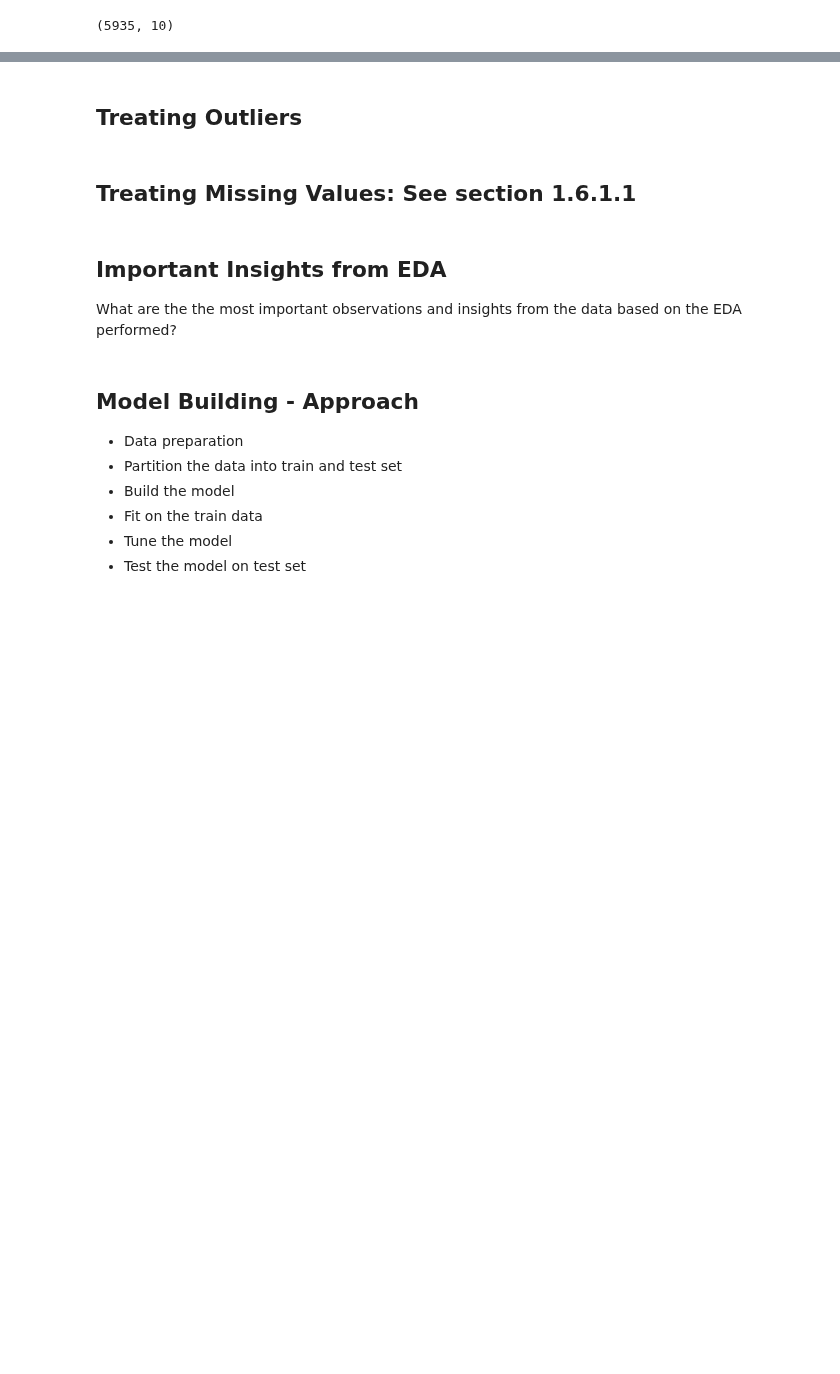
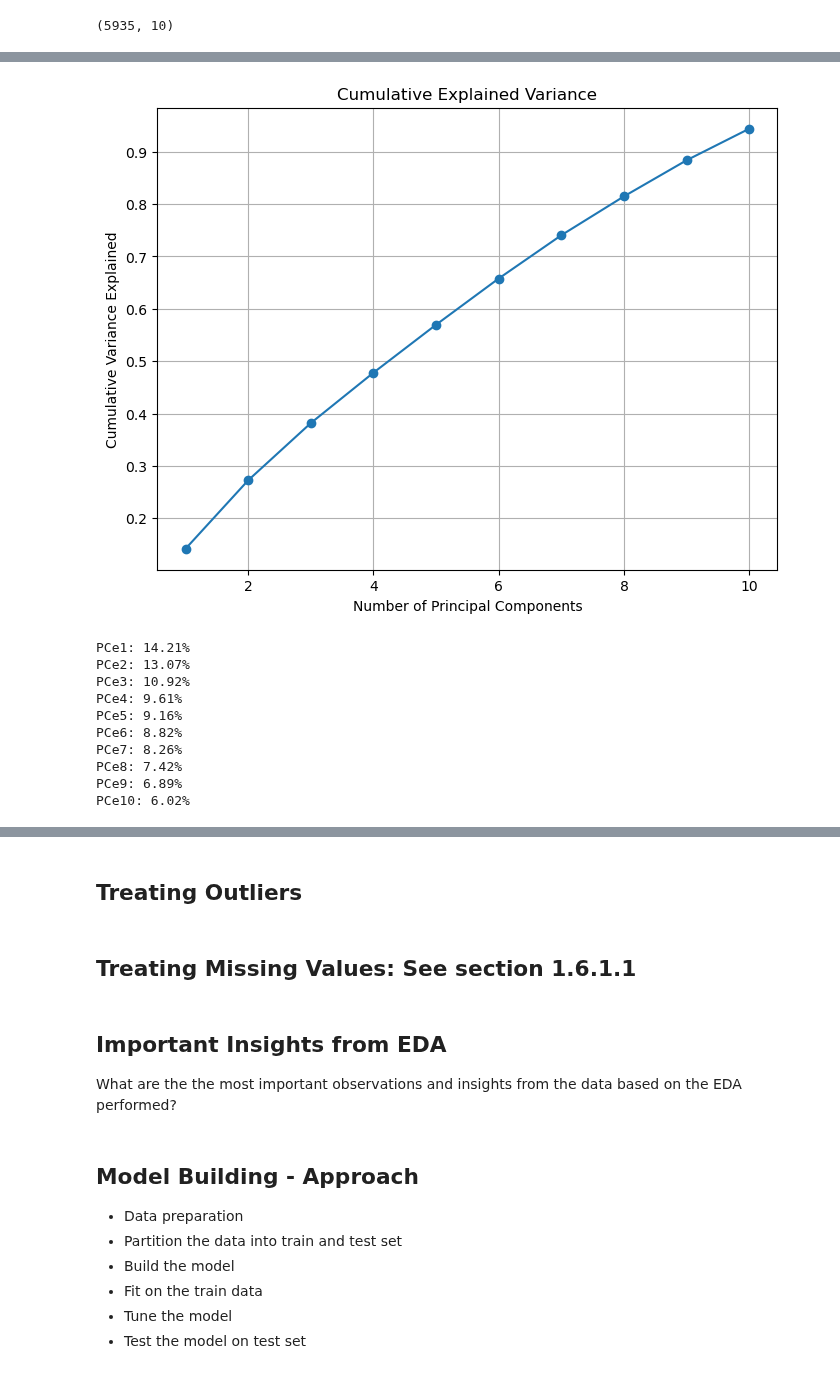
Before and after one commit to vmagar1729/analytiqbit, a Jupyter notebook: notebooks/Capstone_Project_Reference_Notebook_Loan_Default_Prediction_Full_Code.ipynb, the cells around one changed output, grey strips where cells are left out. Drawn from its saved outputs; the diff is of its cells as text; code cells hidden in the pictures; blank space fills up the shorter version.

```diff
--- a/notebooks/Capstone_Project_Reference_Notebook_Loan_Default_Prediction_Full_Code.ipynb
+++ b/notebooks/Capstone_Project_Reference_Notebook_Loan_Default_Prediction_Full_Code.ipynb
@@ -632 +688,26 @@ PC10: 5.12%
+# %%
+# Plot explained variance ratio
+plt.figure(figsize=(8, 6))
+plt.plot(range(1, len(pca_nopv.explained_variance_ratio_) + 1), np.cumsum(pca_nopv.explained_variance_ratio_), marker='o')
+plt.title('Cumulative Explained Variance')
+plt.xlabel('Number of Principal Components')
+plt.ylabel('Cumulative Variance Explained')
+plt.grid()
+plt.show()
+
+# Print explained variance by each component
+for i, ratio in enumerate(pca_nopv.explained_variance_ratio_, start=1):
+    print(f"PCe{i}: {ratio:.2%}")
+# %% [output]
+[figure, added]
+PCe1: 14.21%
+PCe2: 13.07%
+PCe3: 10.92%
+PCe4: 9.61%
+PCe5: 9.16%
+PCe6: 8.82%
+PCe7: 8.26%
+PCe8: 7.42%
+PCe9: 6.89%
+PCe10: 6.02%
 # %%
```
Also changed, not shown: parts of 18 cells of this notebook, 1 other file.
